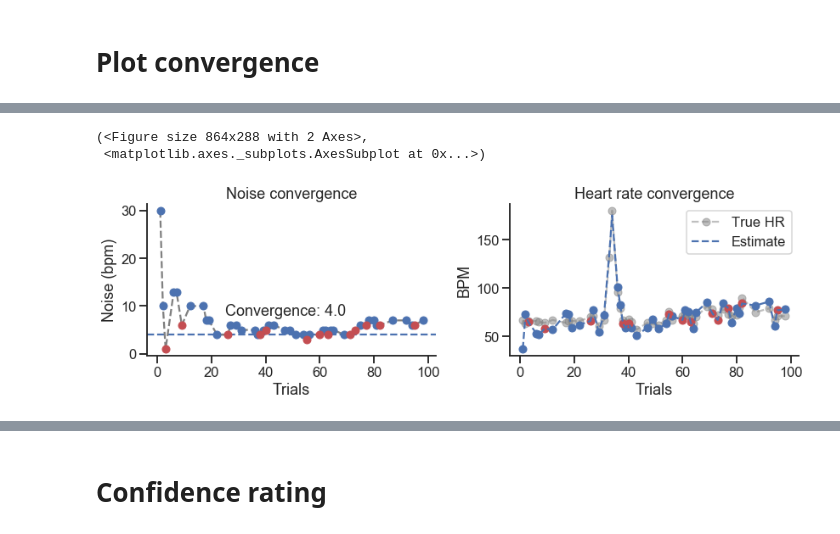
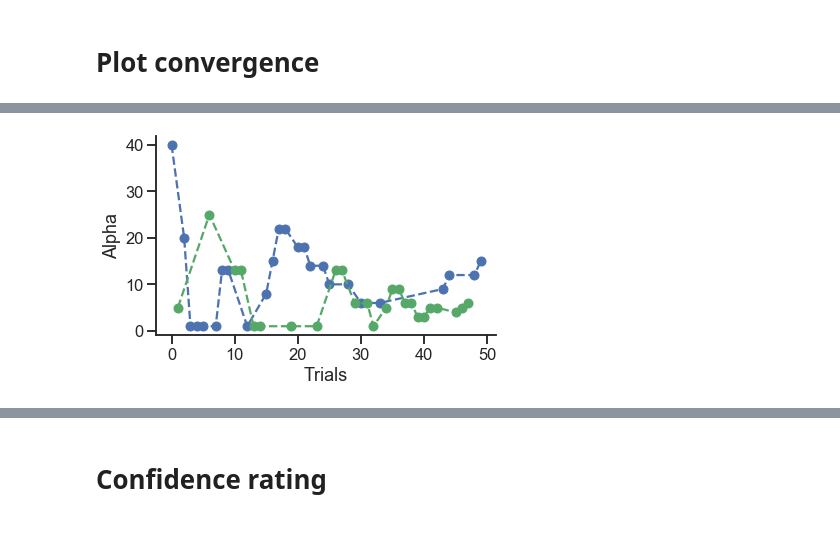
Before and after one commit to embodied-computation-group/Cardioception, a Jupyter notebook: cardioception/Analyses/Analyses.ipynb, the cells around one changed output, grey strips where cells are left out. Saved outputs shown, nothing was run; the diff lists cells and outputs as text; code cells hidden in the pictures.

```diff
--- a/cardioception/Analyses/Analyses.ipynb
+++ b/cardioception/Analyses/Analyses.ipynb
@@ -25,6 +35,10 @@ hrd_convergence(results_df[results_df.StairCond==1])
-# %%
-hrd_convergence(results_df[results_df.StairCond==0])
-# %% [output]
-(<Figure size 864x288 with 2 Axes>,
- <matplotlib.axes._subplots.AxesSubplot at 0x...>)
-[figure, removed]
+# %%
+plt.plot(np.abs(results_df.Alpha[results_df.StairCond==0]), 'bo--')
+plt.plot(np.abs(results_df.Alpha[results_df.StairCond==1]), 'go--')
+sns.despine()
+plt.ylabel('Alpha')
+plt.xlabel('Trials')
+plt.tight_layout()
+plt.savefig('both.png', dpi=600)
+# %% [output]
+[figure, added]
```
Also changed, not shown: parts of 16 cells of this notebook, 34 other files.
